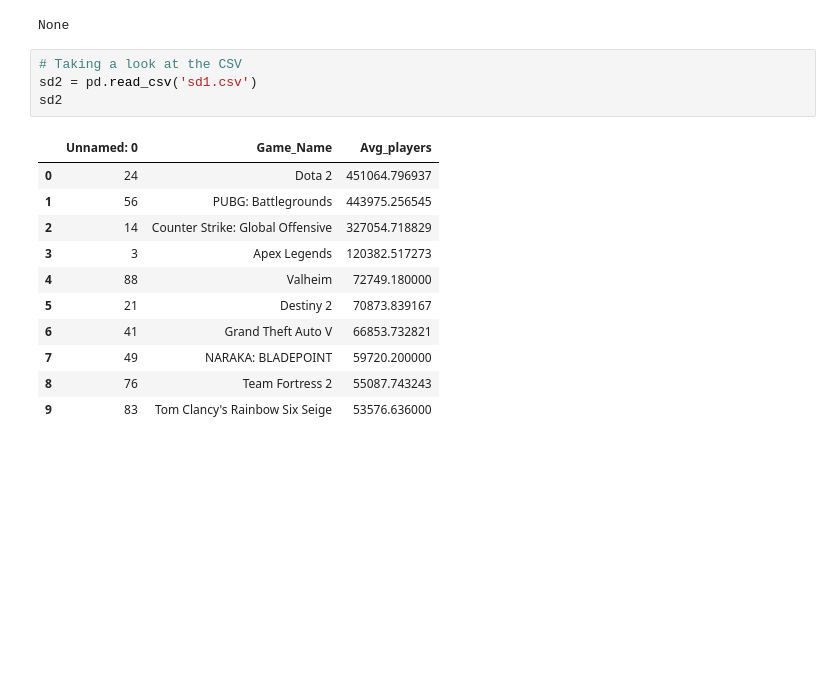
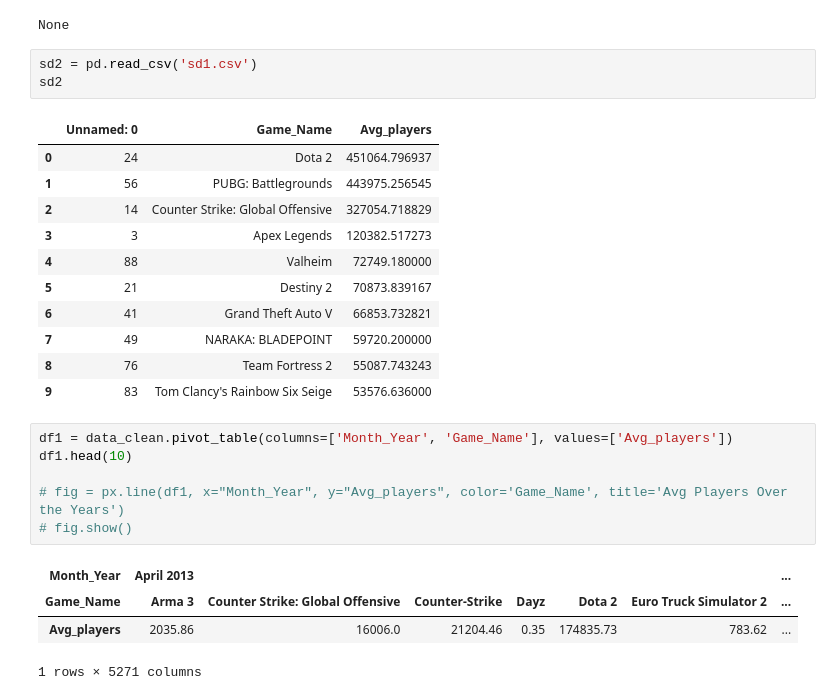
Before and after one commit to Ambush3/Steam-Gamer-Data, a Jupyter notebook: Steam Data.ipynb, the cells around one changed output. Drawn from its saved outputs; the diff is of its cells as text; blank space fills up the shorter version.

Commit message:
Plotting Month_Year, Game_Name, and Avg_players

```diff
--- a/Steam Data.ipynb
+++ b/Steam Data.ipynb
@@ -108,7 +106,6 @@ sd2 = print(sd1.head(10).to_csv("sd1.csv"))
 # %% [output]
 None
 # %%
-# Taking a look at the CSV
 sd2 = pd.read_csv('sd1.csv')
 sd2
 # %% [output]
@@ -123,6 +120,17 @@ sd2
 | 7 | 49 | NARAKA: BLADEPOINT | 59720.200000 |
 | 8 | 76 | Team Fortress 2 | 55087.743243 |
 | 9 | 83 | Tom Clancy's Rainbow Six Seige | 53576.636000 |
+# %%
+df1 = data_clean.pivot_table(columns=['Month_Year', 'Game_Name'], values=['Avg_players'])
+df1.head(10)
+
+# fig = px.line(df1, x="Month_Year", y="Avg_players", color='Game_Name', title='Avg Players Over the Years')
+# fig.show()
+# %% [output]
+| Month_Year | April 2013 |  |  |  |  |  | ... |
+| Game_Name | Arma 3 | Counter Strike: Global Offensive | Counter-Strike | Dayz | Dota 2 | Euro Truck Simulator 2 | ... |
+| Avg_players | 2035.86 | 16006.0 | 21204.46 | 0.35 | 174835.73 | 783.62 | ... |
+1 rows × 5271 columns
 # %%
 plt.figure(figsize=(15, 8))
 ax = sns.barplot(x='Game_Name', y='Avg_players', data=sd2)
```
Also changed, not shown: parts of 9 cells of this notebook, 1 other file.
